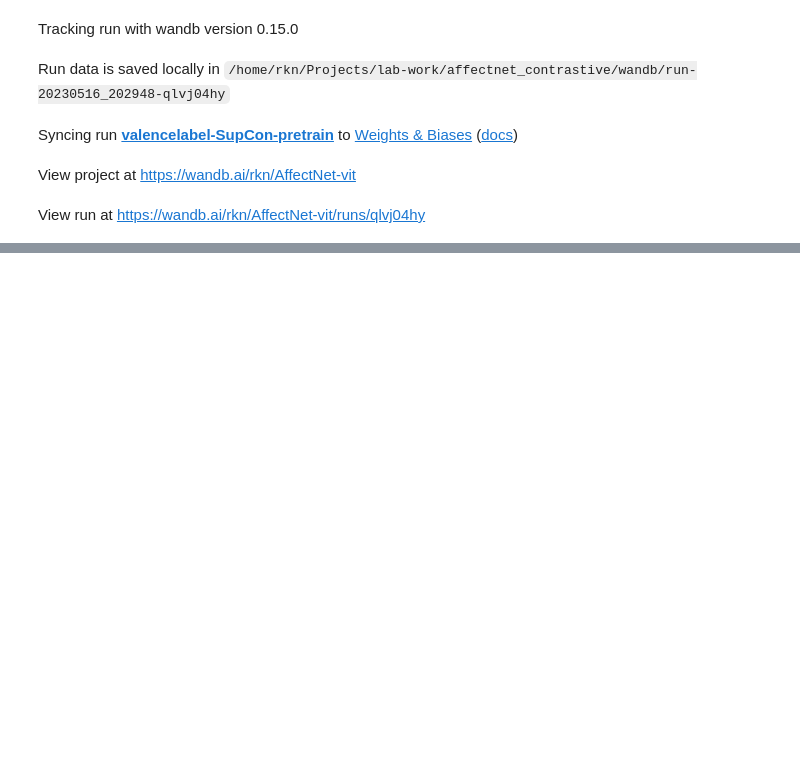
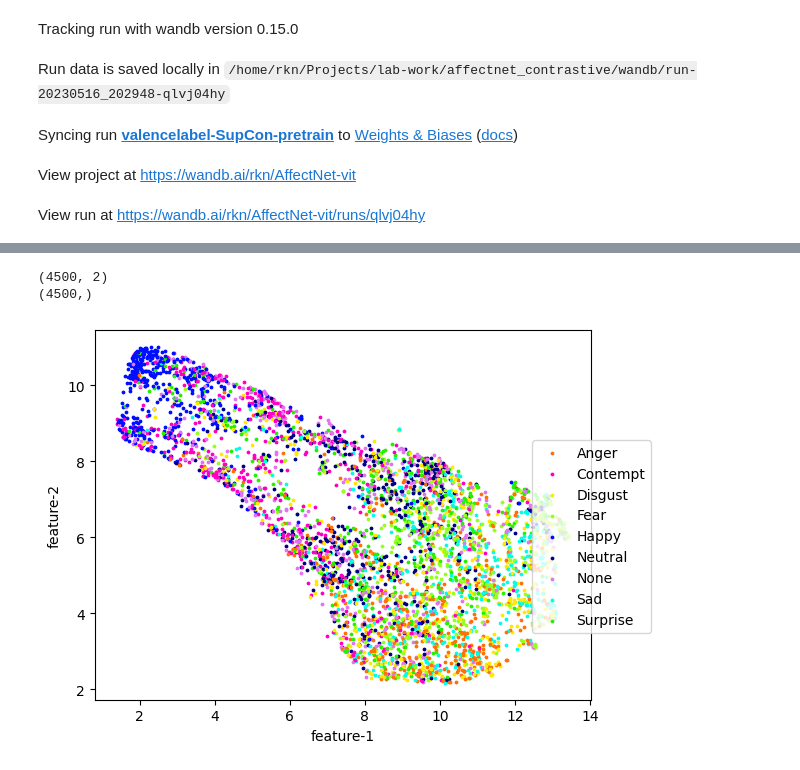
Before and after one commit to HoriiLabWork/lab-work, a Jupyter notebook: affectnet_contrastive/supCon_valence_label.ipynb, the cells around one changed output, grey strips where cells are left out. Saved outputs shown, nothing was run; the diff lists cells and outputs as text; code cells hidden in the pictures; blank space fills up the shorter version.

Commit message:
add affectnet_contrastive exps

```diff
--- a/affectnet_contrastive/supCon_valence_label.ipynb
+++ b/affectnet_contrastive/supCon_valence_label.ipynb
@@ -260,0 +293,16 @@ trainer.train()
+# %%
+id2label = {0: 'Neutral',
+            1: 'Happy',
+            2: 'Sad',
+            3: 'Surprise',
+            4: 'Fear',
+            5: 'Disgust',
+            6: 'Anger',
+            7: 'Contempt',
+            8: 'None'}
+
+labeled_valence = {
+    0: 'valence < -0.5',
+    1: '-0.5 <= valence <= 0.5',
+    2: '0.5 < valence',
+}
@@ -260,0 +344,25 @@ trainer.train()
+# %%
+transform = Compose([Resize(tuple(feature_extractor.size.values())),
+                     ToTensor(),
+                     normalize])
+
+val_label_dataset = AffectNetDataset('../Affectnet/validation.csv',
+                                     images_root,
+                                     transform=transform,
+                                     invalid_files=val_invalid_files)
+
+val_contrastive_dataset = AffectNetDatasetForSupCon('../Affectnet/validation.csv',
+                                                    images_root,
+                                                    crop=False,
+                                                    transform=transform,
+                                                    invalid_files=val_invalid_files)
+# %%
+tokens, labels = CLS_tokens(model,
+                            feature_extractor,
+                            val_label_dataset,
+                            device)
+plot_tokens(tokens, labels, 10, id2label)
+# %% [output]
+(4500, 2)
+(4500,)
+[figure, added]
```
Also changed, not shown: parts of 6 cells of this notebook, 2 other files.
